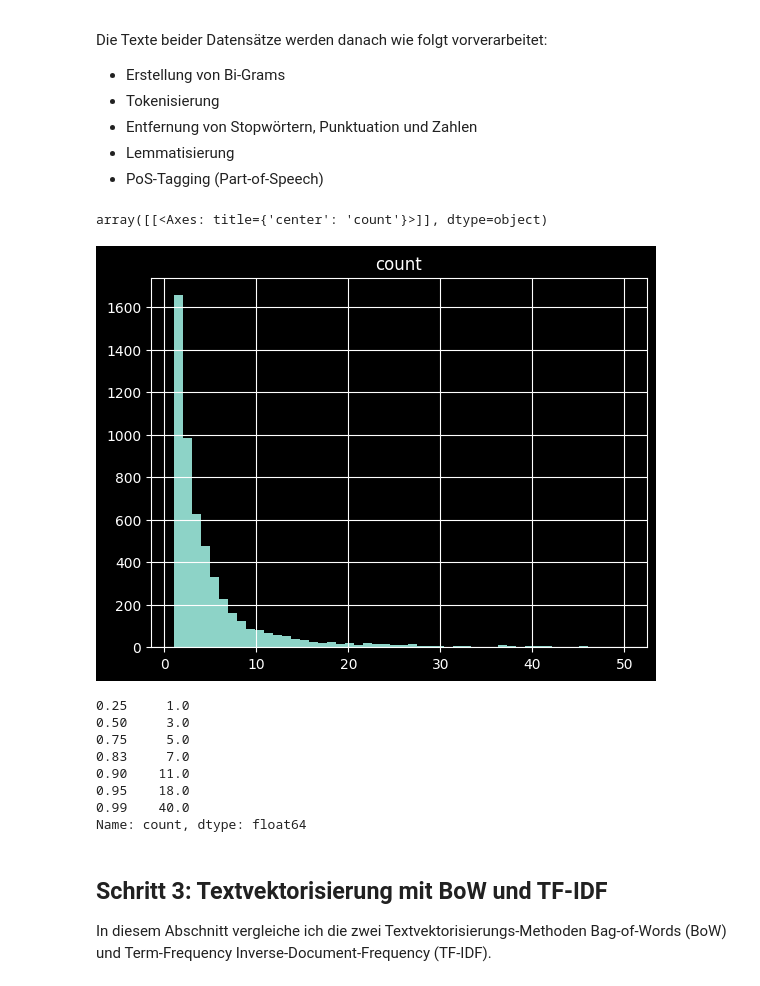
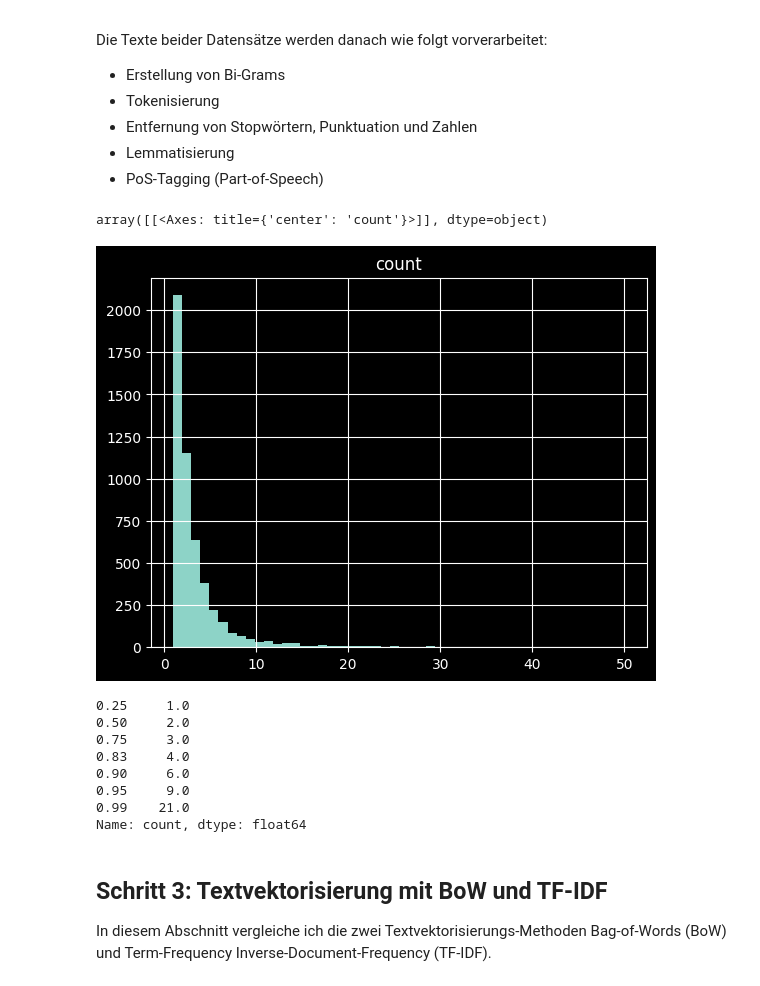
Before and after one commit to schaermu/DLBDSEDE02-Notebook, a Jupyter notebook: src/aufgabe1.ipynb, the cells around one changed output. Cells and saved outputs as stored; diff of their text form; code cells hidden in the pictures.

```diff
--- a/src/aufgabe1.ipynb
+++ b/src/aufgabe1.ipynb
@@ -164,8 +158,8 @@ def run_text_pipeline(df: pd.DataFrame, nlp: spacy.language.Language, use_bigram
             & ~tidy_df.is_punct
             & ~tidy_df.is_digit
             # filter numerics
-            & tidy_df.pos.apply(lambda x: x != "NUM")
-            #& tidy_df.pos.apply(lambda x: x == "NOUN")
+            #& tidy_df.pos.apply(lambda x: x != "NUM")
+            & tidy_df.pos.apply(lambda x: x == "NOUN")
         ]
         .groupby(["msg_id"])
         .agg(lambda x: x.values.tolist())
@@ -186,44 +180,44 @@ def run_text_pipeline(df: pd.DataFrame, nlp: spacy.language.Language, use_bigram
 # split into training and test set
 train_data, test_data = train_test_split(dataset, test_size=0.10, random_state=200)
 
 # define spacy pipeline
 nlp = spacy.load(
     "de_core_news_md",
     disable=[
         "textcat",
         "transformer",
         "textcat_multilabel",
         "entity_ruler",
         "attribute_ruler",
     ],
 )
 
 # custom stop words
 for sw in ["None", "wöchentlich", "Regelmeldung", "14-tägig"]:
     nlp.Defaults.stop_words.add(sw)
     nlp.vocab[sw].is_stop = True
 
 # cleanup sets
 training_set = run_text_pipeline(train_data, nlp, prepend_betreff=False)
 test_set = run_text_pipeline(test_data, nlp, prepend_betreff=False)
 
 training_set["count"] = training_set['tokens'].apply(len)
 test_set["count"] = test_set['tokens'].apply(len)
 training_set.hist(column="count", bins=50, range=(1, 50))
 #test_set.hist(column="count", bins=50, range=(1, 50))
 # %% [output]
 array([[<Axes: title={'center': 'count'}>]], dtype=object)
-[figure, old version]
+[figure, new version]
 # %%
 training_set["count"].quantile([0.25, 0.5, 0.75, 0.83, 0.9, 0.95, 0.99])
 # %% [output]
 0.25     1.0
-0.50     3.0
-0.75     5.0
-0.83     7.0
-0.90    11.0
-0.95    18.0
-0.99    40.0
+0.50     2.0
+0.75     3.0
+0.83     4.0
+0.90     6.0
+0.95     9.0
+0.99    21.0
 Name: count, dtype: float64
 # %% [markdown]
 ## Schritt 3: Textvektorisierung mit BoW und TF-IDF
```
Also changed, not shown: parts of 13 cells of this notebook.
